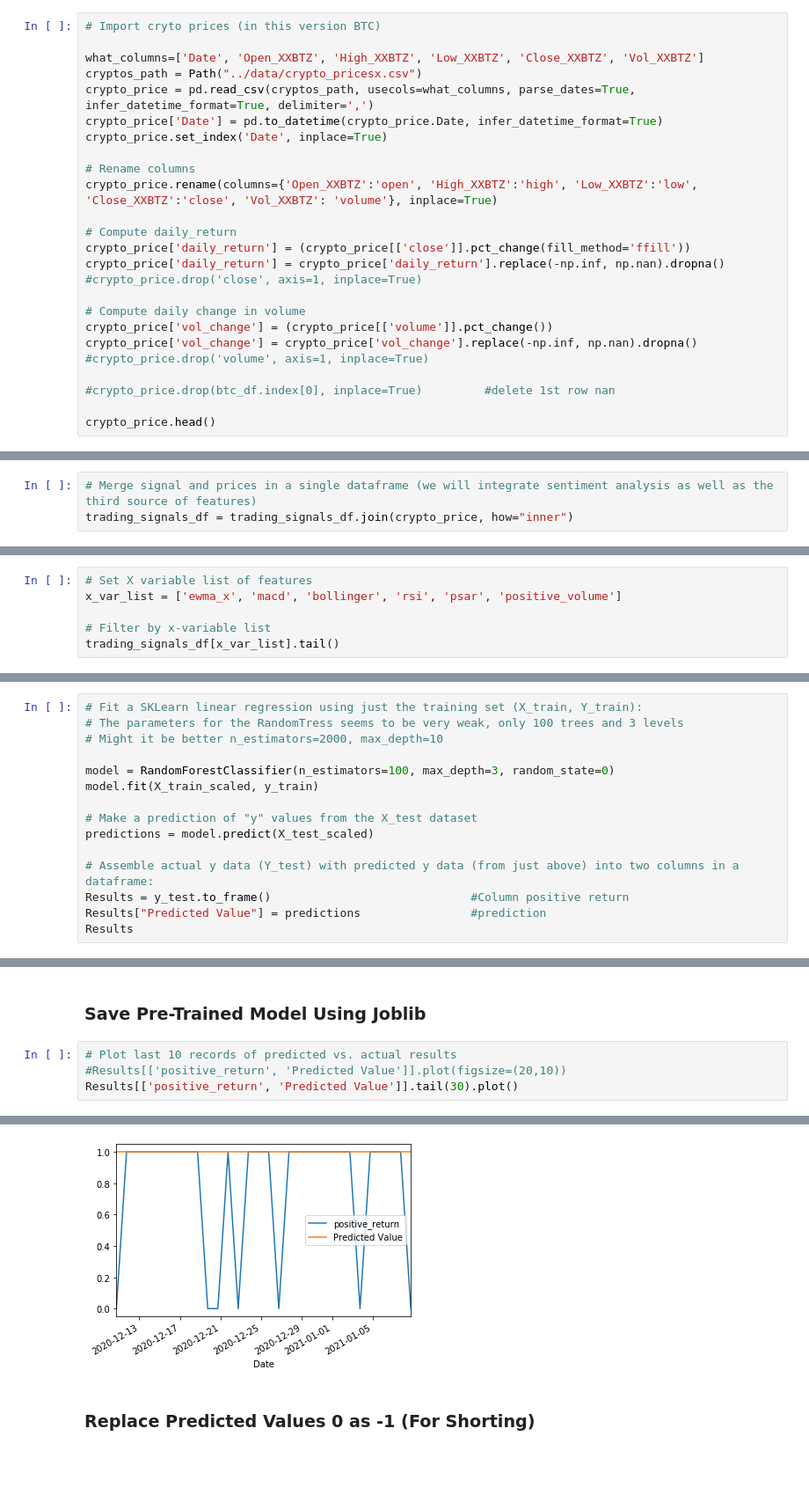
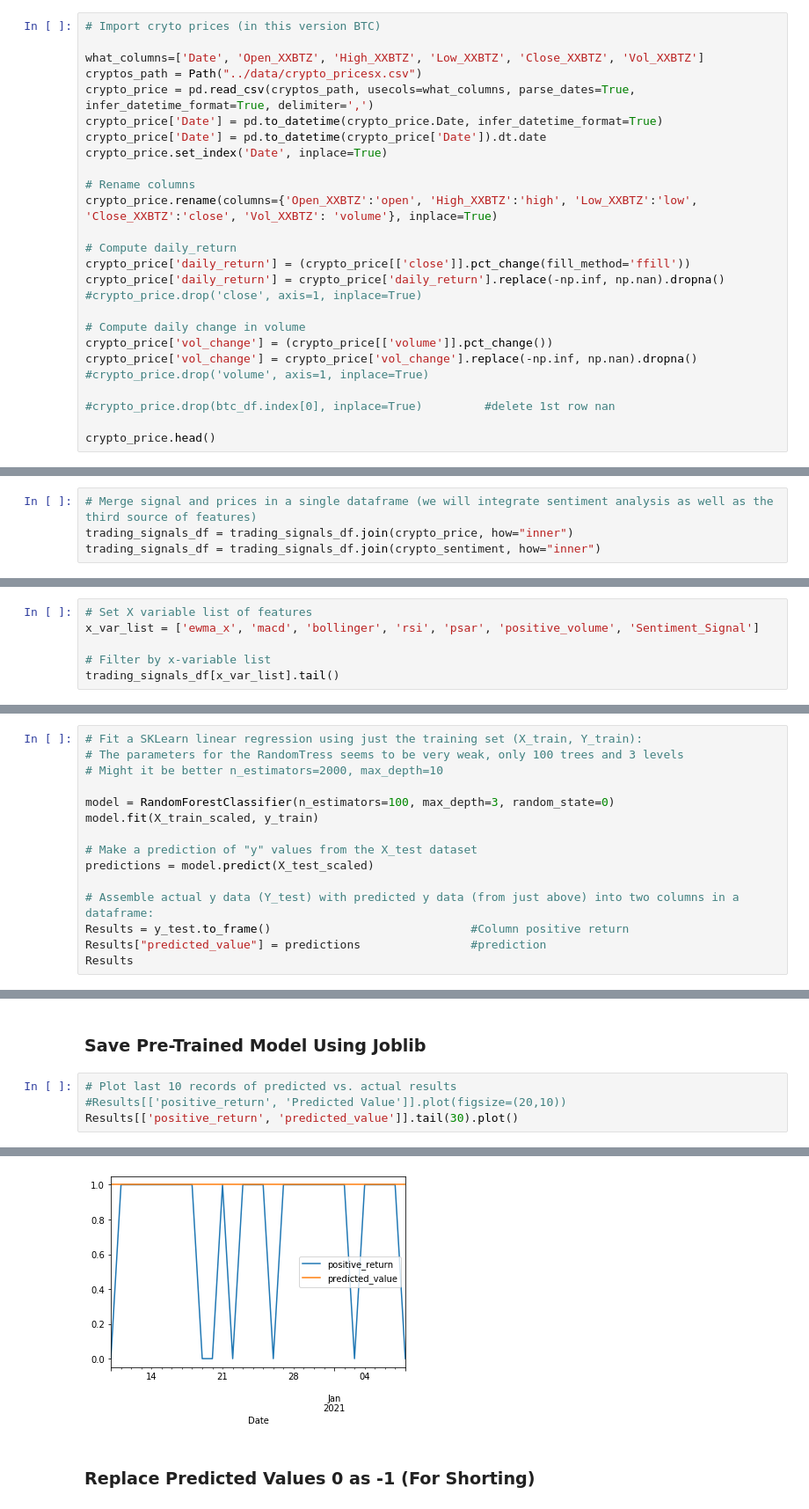
Before and after one commit to stew1922/Crypto_Bandyts, a Jupyter notebook: libs/notebooks/rfm_crypto1.ipynb, the cells around one changed output, grey strips where cells are left out. Shown: that part at 88% size. Drawn from its saved outputs; the diff is of its cells as text; blank space fills up the shorter version.

```diff
--- a/libs/notebooks/rfm_crypto1.ipynb
+++ b/libs/notebooks/rfm_crypto1.ipynb
@@ -63,6 +94,7 @@ what_columns=['Date', 'Open_XXBTZ', 'High_XXBTZ', 'Low_XXBTZ', 'Close_XXBTZ', 'V
 cryptos_path = Path("../data/crypto_pricesx.csv")
 crypto_price = pd.read_csv(cryptos_path, usecols=what_columns, parse_dates=True, infer_datetime_format=True, delimiter=',')
 crypto_price['Date'] = pd.to_datetime(crypto_price.Date, infer_datetime_format=True)
+crypto_price['Date'] = pd.to_datetime(crypto_price['Date']).dt.date
 crypto_price.set_index('Date', inplace=True)
 
 # Rename columns
@@ -92,3 +133,4 @@ crypto_price.head()
 # %%
 # Merge signal and prices in a single dataframe (we will integrate sentiment analysis as well as the third source of features)
 trading_signals_df = trading_signals_df.join(crypto_price, how="inner")
+trading_signals_df = trading_signals_df.join(crypto_sentiment, how="inner")
@@ -120,7 +166,7 @@ trading_signals_df.head()
 ### Set X-Variable List and Filter to Obtain Associated Values
 # %%
 # Set X variable list of features
-x_var_list = ['ewma_x', 'macd', 'bollinger', 'rsi', 'psar', 'positive_volume']
+x_var_list = ['ewma_x', 'macd', 'bollinger', 'rsi', 'psar', 'positive_volume', 'Sentiment_Signal']
 
 # Filter by x-variable list
 trading_signals_df[x_var_list].tail()
@@ -269,6 +315,6 @@ predictions = model.predict(X_test_scaled)
 
 # Assemble actual y data (Y_test) with predicted y data (from just above) into two columns in a dataframe:
 Results = y_test.to_frame()                             #Column positive return
-Results["Predicted Value"] = predictions                #prediction
+Results["predicted_value"] = predictions                #prediction
 Results
 # %% [output]
@@ -338,10 +384,10 @@ Mean Absolute Error: 0.4 degrees.
 # %%
 # Plot last 10 records of predicted vs. actual results
 #Results[['positive_return', 'Predicted Value']].plot(figsize=(20,10))
-Results[['positive_return', 'Predicted Value']].tail(30).plot()
+Results[['positive_return', 'predicted_value']].tail(30).plot()
 # %% [output]
 <matplotlib.axes._subplots.AxesSubplot at 0x...>
-[figure, old version]
+[figure, new version]
 # %% [markdown]
 ### Replace Predicted Values 0 as -1 (For Shorting)
 # %%
```
Also changed, not shown: parts of 31 cells of this notebook, 2 other files.
